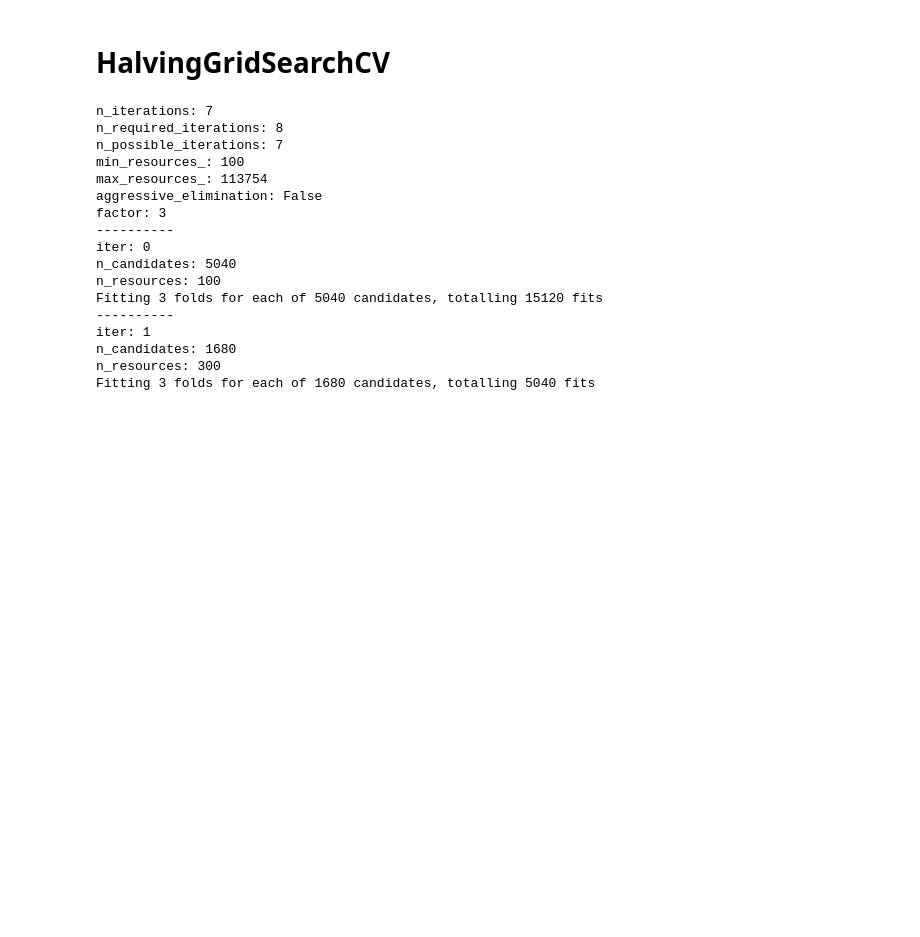
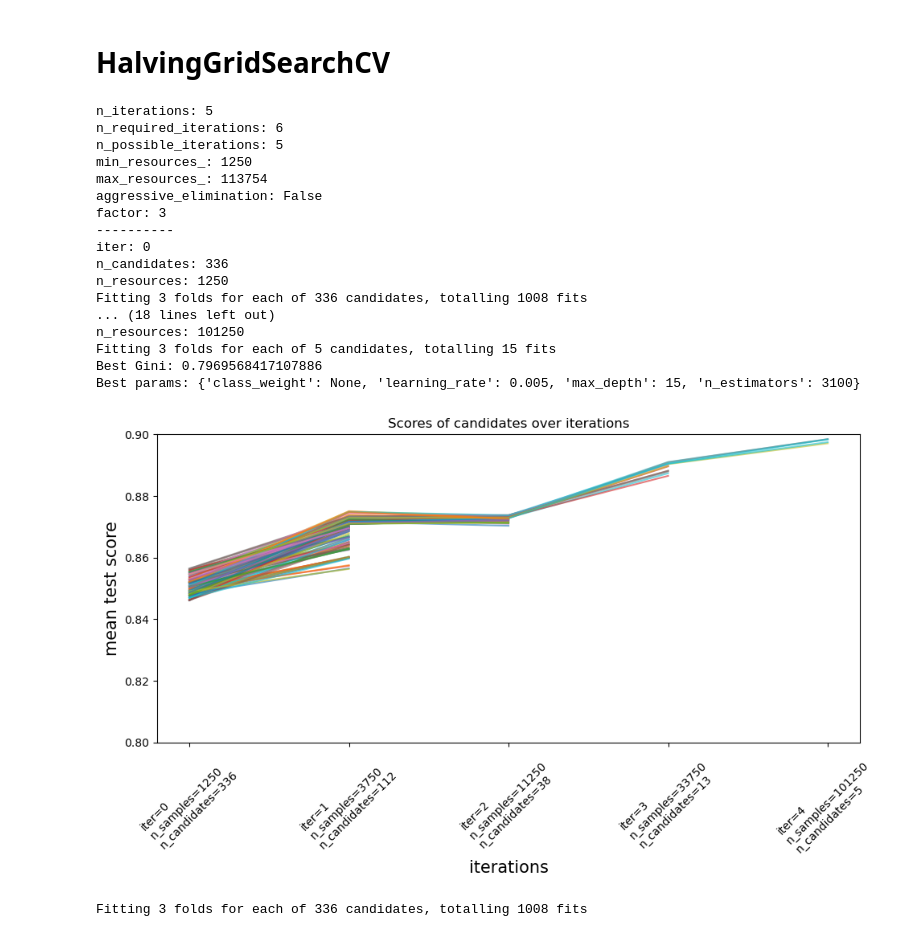
Before and after one commit to antbartash/australian_rain, a Jupyter notebook: Grid_Random_HalvingSearchCV.ipynb, the cells around one changed output. Cells and saved outputs as stored; diff of their text form; code cells hidden in the pictures; blank space fills up the shorter version.

```diff
--- a/Grid_Random_HalvingSearchCV.ipynb
+++ b/Grid_Random_HalvingSearchCV.ipynb
@@ -151,12 +149,12 @@ from sklearn.experimental import enable_halving_search_cv
 from sklearn.model_selection import HalvingGridSearchCV
 # %%
 hyperparameter_space = {
-    'n_estimators': np.arange(100, 4100, 500),
-    'learning_rate': [0.0001, 0.0005, 0.001, 0.005, 0.01, 0.05, 0.1, 0.3, 0.5],
+    'n_estimators': np.arange(100, 4100, 1000),
+    'learning_rate': [0.0005, 0.001, 0.005, 0.01, 0.05, 0.1, 0.3],
     #'num_leaves': [10, 30, 50, 150, 250],
-    'max_depth': [-1, 1, 3, 6, 8, 15, 30],
+    'max_depth': [-1, 1, 3, 6, 8, 15],
     'class_weight': [None, 'balanced'],
-    'colsample_bytree': [0.3, 0.5, 0.75, 0.9, 1],
+    #'colsample_bytree': [0.5, 0.75, 0.9, 1],
     #'reg_alpha': [0, 10, 25, 40, 50],
     #'reg_lambda': [0, 10, 25, 40, 50]
 }
@@ -164,45 +162,69 @@ hyperparameter_space = {
 model = LGBMClassifier(random_state=42, verbose=-1)
 clf = HalvingGridSearchCV(model, hyperparameter_space, cv=3,
                           scoring='roc_auc', verbose=1, random_state=42,
-                          min_resources=100,
-                          factor=3, resource='n_samples')
-clf.fit(X_train, y_train)
+                          factor=3, resource='n_samples', min_resources=1250)
+clf.fit(X_train, y_train) # 72 min
+print(f"Best Gini: {clf.best_score_ * 2 - 1}")
+print(f"Best params: {clf.best_params_}")
 # %% [output]
-n_iterations: 7
-n_required_iterations: 8
-n_possible_iterations: 7
-min_resources_: 100
+n_iterations: 5
+n_required_iterations: 6
+n_possible_iterations: 5
+min_resources_: 1250
 max_resources_: 113754
 aggressive_elimination: False
 factor: 3
 ----------
 iter: 0
-n_candidates: 5040
-n_resources: 100
-Fitting 3 folds for each of 5040 candidates, totalling 15120 fits
-----------
-iter: 1
-n_candidates: 1680
-n_resources: 300
-Fitting 3 folds for each of 1680 candidates, totalling 5040 fits
+n_candidates: 336
+n_resources: 1250
+Fitting 3 folds for each of 336 candidates, totalling 1008 fits
+... (18 lines left out)
+n_resources: 101250
+Fitting 3 folds for each of 5 candidates, totalling 15 fits
+Best Gini: 0.7969568417107886
+Best params: {'class_weight': None, 'learning_rate': 0.005, 'max_depth': 15, 'n_estimators': 3100}
 # %%
 results = pd.DataFrame(clf.cv_results_)
 results["params_str"] = results.params.apply(str)
 results.drop_duplicates(subset=("params_str", "iter"), inplace=True)
 mean_scores = results.pivot(
     index="iter", columns="params_str", values="mean_test_score"
 )
-ax = mean_scores.plot(legend=False, alpha=0.6)
+ax = mean_scores.plot(legend=False, alpha=0.6, figsize=(10, 6))
 
 labels = [
     f"iter={i}\nn_samples={clf.n_resources_[i]}\nn_candidates={clf.n_candidates_[i]}"
     for i in range(clf.n_iterations_)
 ]
 
 ax.set_xticks(range(clf.n_iterations_))
 ax.set_xticklabels(labels, rotation=45, multialignment="left")
 ax.set_title("Scores of candidates over iterations")
 ax.set_ylabel("mean test score", fontsize=15)
 ax.set_xlabel("iterations", fontsize=15)
+ax.set_ylim(0.8, 0.9)
 plt.tight_layout()
 plt.show()
+# %% [output]
+[figure, added]
+# %%
+hyperparameter_space = {
+    'n_estimators': np.arange(100, 4100, 1000),
+    'learning_rate': [0.0005, 0.001, 0.005, 0.01, 0.05, 0.1, 0.3],
+    #'num_leaves': [10, 30, 50, 150, 250],
+    'max_depth': [-1, 1, 3, 6, 8, 15],
+    'class_weight': [None, 'balanced'],
+    #'colsample_bytree': [0.5, 0.75, 0.9, 1],
+    #'reg_alpha': [0, 10, 25, 40, 50],
+    #'reg_lambda': [0, 10, 25, 40, 50]
+}
+
+model = LGBMClassifier(random_state=42, verbose=-1)
+clf = GridSearchCV(model, hyperparameter_space, cv=3,
+                          scoring='roc_auc', verbose=1)
+clf.fit(X_train, y_train)
+print(f"Best Gini: {clf.best_score_ * 2 - 1}")
+print(f"Best params: {clf.best_params_}")
+# %% [output]
+Fitting 3 folds for each of 336 candidates, totalling 1008 fits
```
Also changed, not shown: parts of 3 cells of this notebook.
